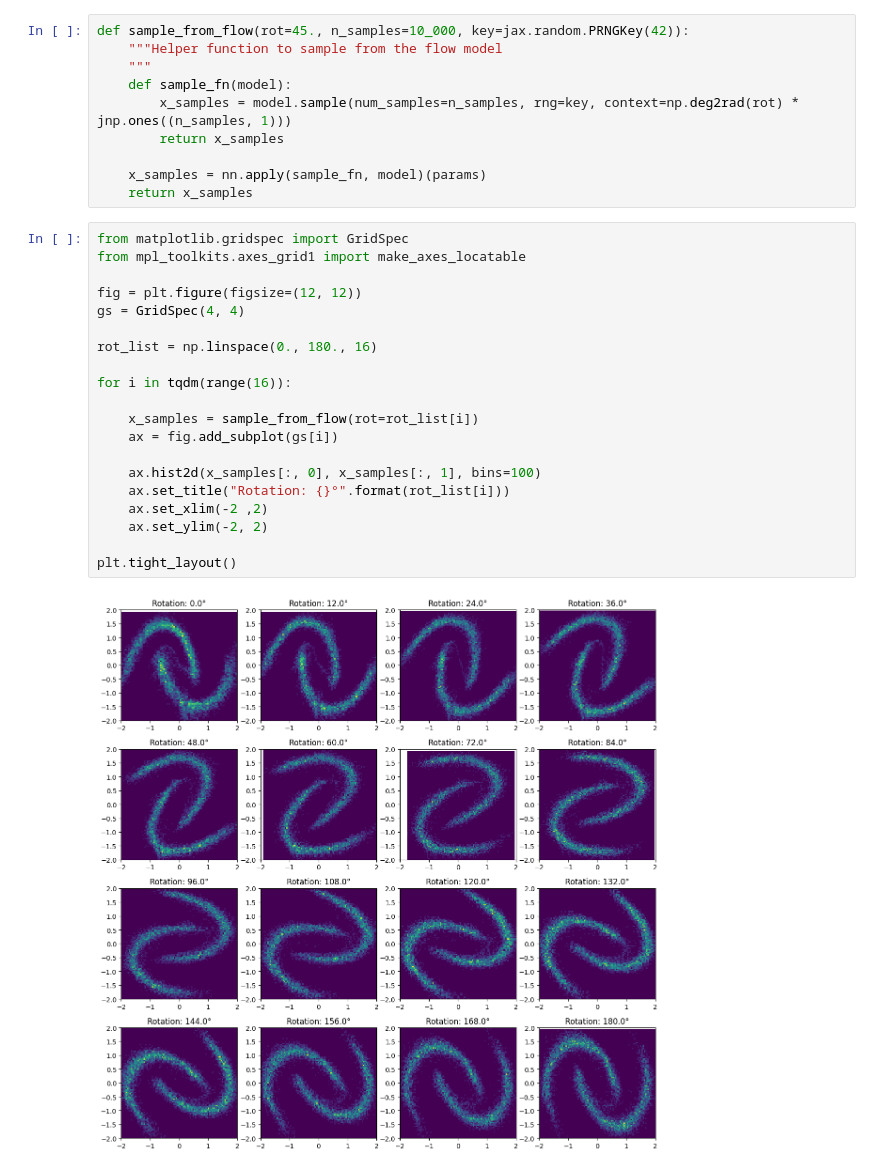
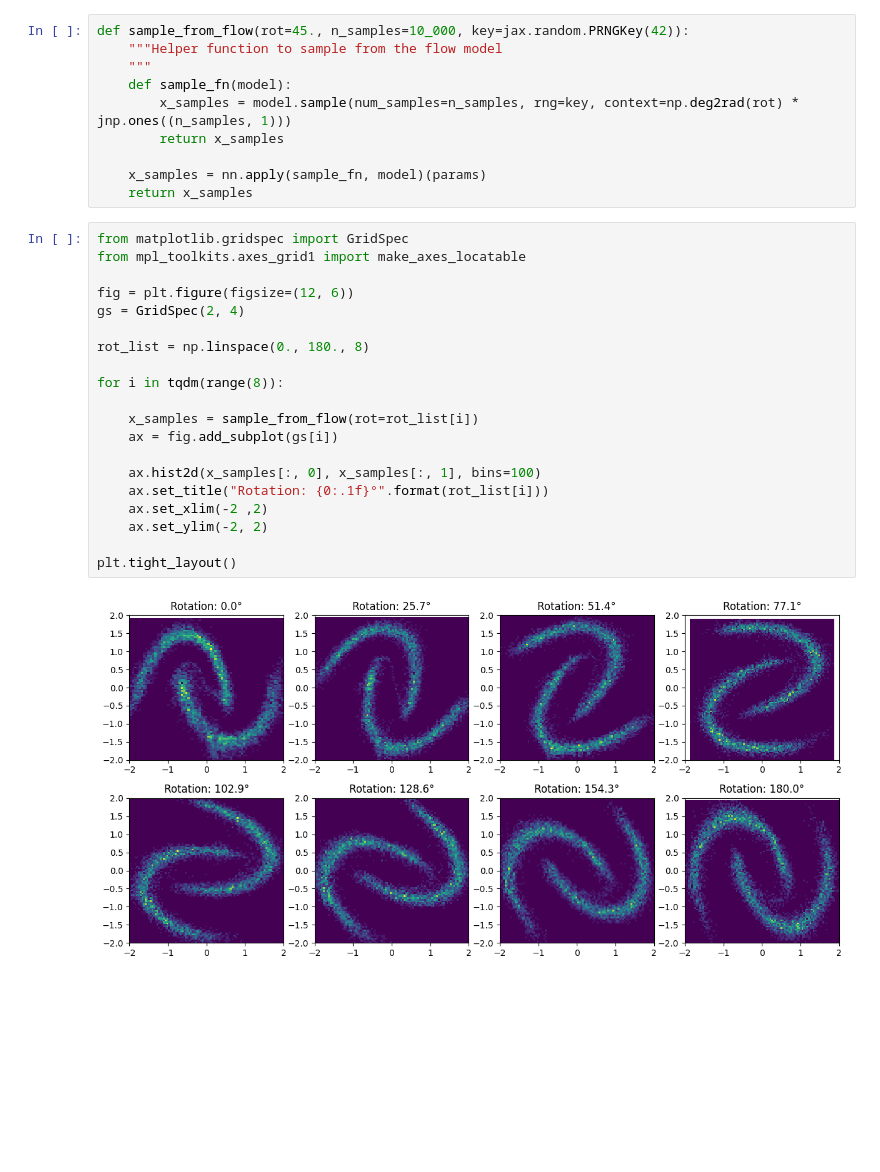
Before and after one commit to smsharma/jax-conditional-flows, a Jupyter notebook: notebooks/example.ipynb, the cells around one changed output. Saved outputs shown, nothing was run; the diff lists cells and outputs as text; blank space fills up the shorter version.

```diff
--- a/notebooks/example.ipynb
+++ b/notebooks/example.ipynb
@@ -113,22 +113,22 @@ def sample_from_flow(rot=45., n_samples=10_000, key=jax.random.PRNGKey(42)):
 # %%
 from matplotlib.gridspec import GridSpec
 from mpl_toolkits.axes_grid1 import make_axes_locatable
 
-fig = plt.figure(figsize=(12, 12))
-gs = GridSpec(4, 4)
+fig = plt.figure(figsize=(12, 6))
+gs = GridSpec(2, 4)
 
-rot_list = np.linspace(0., 180., 16)
+rot_list = np.linspace(0., 180., 8)
 
-for i in tqdm(range(16)):
+for i in tqdm(range(8)):
 
     x_samples = sample_from_flow(rot=rot_list[i])
     ax = fig.add_subplot(gs[i])
 
     ax.hist2d(x_samples[:, 0], x_samples[:, 1], bins=100)
-    ax.set_title("Rotation: {}°".format(rot_list[i]))
+    ax.set_title("Rotation: {0:.1f}°".format(rot_list[i]))
     ax.set_xlim(-2 ,2)
     ax.set_ylim(-2, 2)
 
 plt.tight_layout()
 # %% [output]
-[figure, old version]
+[figure, new version]
```
Also changed, not shown: 2 other files.
